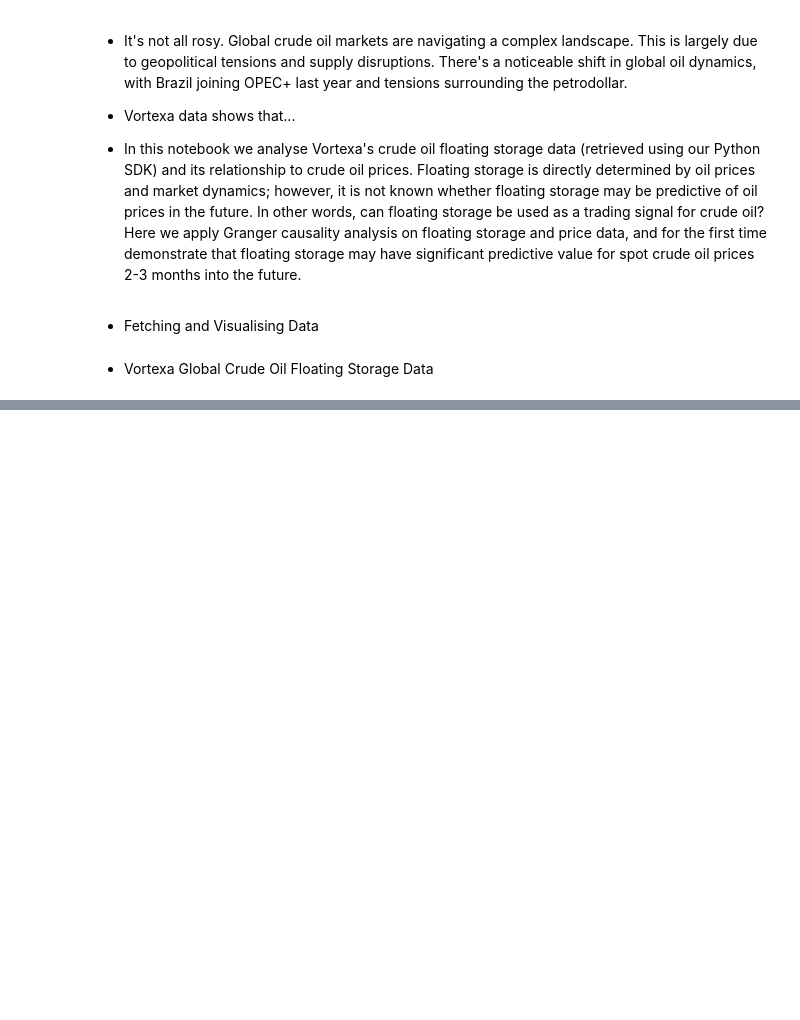
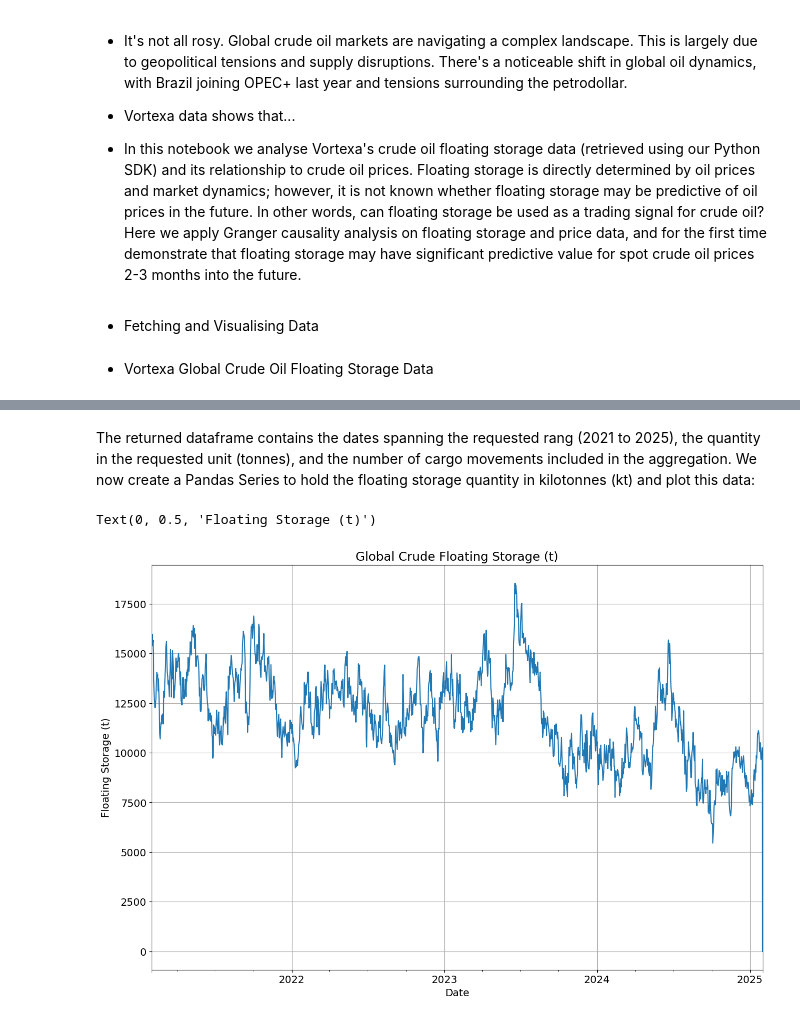
Before and after one commit to S-Dassou/crude_analysis_project, a Jupyter notebook: crude_fs_analysis.ipynb, the cells around one changed output, grey strips where cells are left out. Drawn from its saved outputs; the diff is of its cells as text; code cells hidden in the pictures; blank space fills up the shorter version.

Commit message:
imported prices from EIA and FSO plots

```diff
--- a/crude_fs_analysis.ipynb
+++ b/crude_fs_analysis.ipynb
@@ -26,6 +26,6 @@ pd.options.display.max_columns = None
 # %%
 #Defining date range for historical analysis
-START_DATE = datetime(2020, 1, 31)
+START_DATE = datetime(2021, 1, 31)
 END_DATE = datetime(2025, 1, 31)
 DATE_RANGE = pd.date_range(START_DATE, END_DATE)
 
@@ -33,0 +36,26 @@ UNIT = 't'
+# %%
+def fetch_global_crude_floating_storage_timeseries(start_date, end_date, unit='t'):
+
+    # Find Crude/Condensates ID, ensuring its uniqueness
+    crude_and_condensates = [p.id for p in Products().search('crude').to_list() if p.name=='Crude/Condensates']
+    assert len(crude_and_condensates) == 1
+
+    # make Vortexa API query
+    # NB: disable_geographic_exclusion_rules is set to True to include intra-movements
+    df_fs = CargoTimeSeries().search(timeseries_frequency='day',
+                                     timeseries_unit=unit,
+                                     intra_movements='all',
+                                     filter_products=crude_and_condensates,
+                                     filter_activity="storing_state",
+                                     filter_time_min=start_date,
+                                     filter_time_max=end_date).to_df()
+
+    # rename columns
+    df_fs = df_fs.rename(columns={'key': 'date',
+                                  'value': unit,
+                                  'count': 'number_of_cargo_movements'})
+
+    # remove time zone from timestamp
+    df_fs['date'] = pd.to_datetime(df_fs['date']).dt.tz_localize(None)
+
+    return df_fs
@@ -33,0 +64,3 @@ UNIT = 't'
+# %%
+df_fs = fetch_global_crude_floating_storage_timeseries(START_DATE, END_DATE, UNIT)
+df_fs
@@ -33,0 +81,10 @@ UNIT = 't'
+# %% [markdown]
+The returned dataframe contains the dates spanning the requested rang (2021 to 2025), the quantity in the requested unit (tonnes), and the number of cargo movements included in the aggregation. We now create a Pandas Series to hold the floating storage quantity in kilotonnes (kt) and plot this data:
+# %%
+floating_storage = df_fs.set_index('date')[UNIT] / 1000
+floating_storage.plot(title='Global Crude Floating Storage (t)', grid=True)
+plt.xlabel('Date')
+plt.ylabel('Floating Storage (t)')
+# %% [output]
+Text(0, 0.5, 'Floating Storage (t)')
+[figure, added]
```
Also changed, not shown: parts of 10 cells of this notebook.
